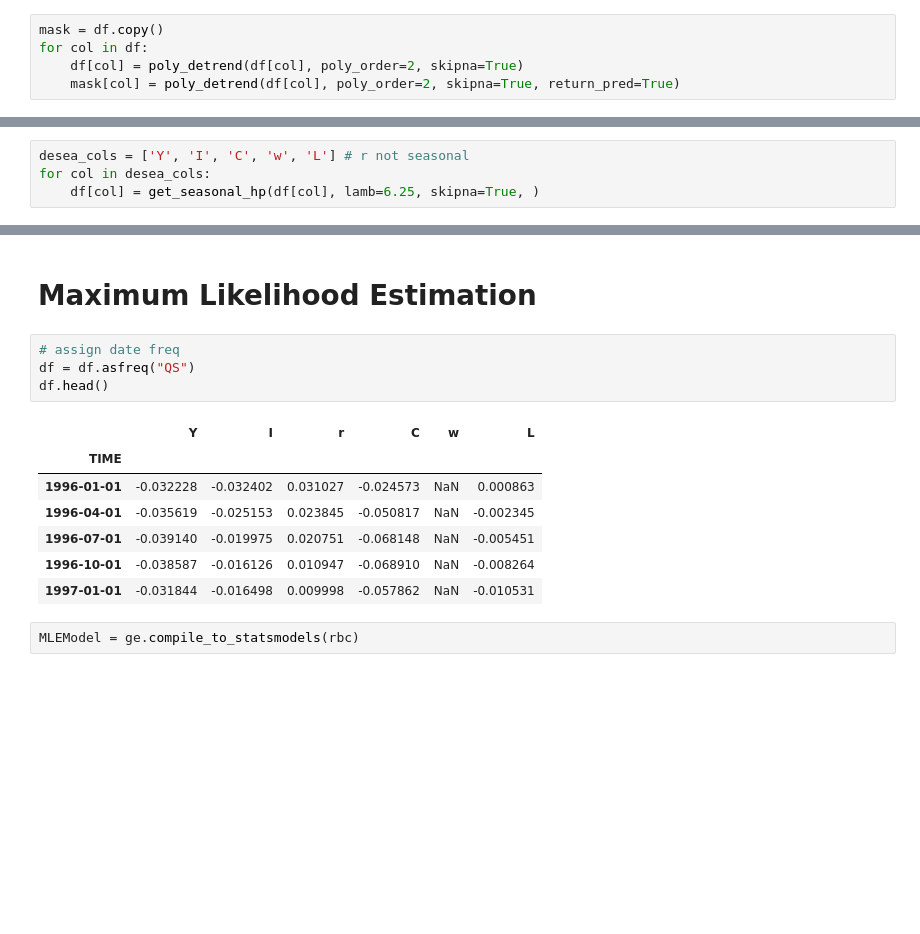
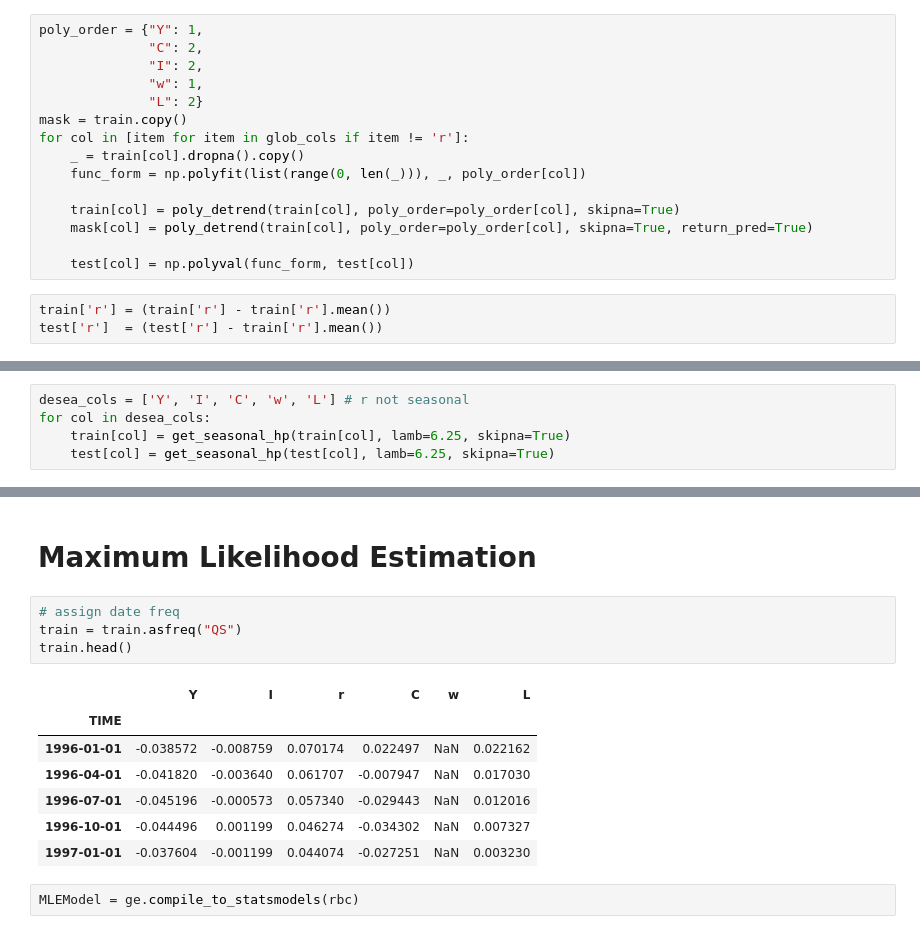
Before and after one commit to lukasgrahl/macro_rbc, a Jupyter notebook: notebooks/Fitting RBC to Italy Data.ipynb, the cells around one changed output, grey strips where cells are left out. Cells and saved outputs as stored; diff of their text form; blank space fills up the shorter version.

```diff
--- a/notebooks/Fitting RBC to Italy Data.ipynb
+++ b/notebooks/Fitting RBC to Italy Data.ipynb
@@ -116,6 +117,19 @@ plt.plot(np.polyval(model, arrx))
 # %%
-mask = df.copy()
-for col in df:
-    df[col] = poly_detrend(df[col], poly_order=2, skipna=True)
-    mask[col] = poly_detrend(df[col], poly_order=2, skipna=True, return_pred=True)
+poly_order = {"Y": 1,
+              "C": 2,
+              "I": 2,
+              "w": 1,
+              "L": 2}
+mask = train.copy()
+for col in [item for item in glob_cols if item != 'r']:
+    _ = train[col].dropna().copy()
+    func_form = np.polyfit(list(range(0, len(_))), _, poly_order[col])
+
+    train[col] = poly_detrend(train[col], poly_order=poly_order[col], skipna=True)
+    mask[col] = poly_detrend(train[col], poly_order=poly_order[col], skipna=True, return_pred=True)
+
+    test[col] = np.polyval(func_form, test[col])
+# %%
+train['r'] = (train['r'] - train['r'].mean())
+test['r']  = (test['r'] - train['r'].mean())
 # %%
@@ -129,4 +138,0 @@ plot_df(mask)
-# %%
-desea_cols = ['Y', 'I', 'C', 'w', 'L'] # r not seasonal
-for col in desea_cols:
-    df[col] = get_seasonal_hp(df[col], lamb=6.25, skipna=True, )
@@ -138,0 +145,5 @@ plot_df(df)
+# %%
+desea_cols = ['Y', 'I', 'C', 'w', 'L'] # r not seasonal
+for col in desea_cols:
+    train[col] = get_seasonal_hp(train[col], lamb=6.25, skipna=True)
+    test[col] = get_seasonal_hp(test[col], lamb=6.25, skipna=True)
@@ -230,16 +279,16 @@ gp.plot_eigenvalues(rbc);
 # Maximum Likelihood Estimation <a class="anchor" id="chapter4"></a>
 # %%
 # assign date freq
-df = df.asfreq("QS")
-df.head()
+train = train.asfreq("QS")
+train.head()
 # %% [output]
 |  | Y | I | r | C | w | L |
 | TIME |  |  |  |  |  |  |
-| 1996-01-01 | -0.032228 | -0.032402 | 0.031027 | -0.024573 | NaN | 0.000863 |
-| 1996-04-01 | -0.035619 | -0.025153 | 0.023845 | -0.050817 | NaN | -0.002345 |
-| 1996-07-01 | -0.039140 | -0.019975 | 0.020751 | -0.068148 | NaN | -0.005451 |
-| 1996-10-01 | -0.038587 | -0.016126 | 0.010947 | -0.068910 | NaN | -0.008264 |
-| 1997-01-01 | -0.031844 | -0.016498 | 0.009998 | -0.057862 | NaN | -0.010531 |
+| 1996-01-01 | -0.038572 | -0.008759 | 0.070174 | 0.022497 | NaN | 0.022162 |
+| 1996-04-01 | -0.041820 | -0.003640 | 0.061707 | -0.007947 | NaN | 0.017030 |
+| 1996-07-01 | -0.045196 | -0.000573 | 0.057340 | -0.029443 | NaN | 0.012016 |
+| 1996-10-01 | -0.044496 | 0.001199 | 0.046274 | -0.034302 | NaN | 0.007327 |
+| 1997-01-01 | -0.037604 | -0.001199 | 0.044074 | -0.027251 | NaN | 0.003230 |
 # %%
 MLEModel = ge.compile_to_statsmodels(rbc)
 # %%
```
Also changed, not shown: parts of 44 cells of this notebook, 2 other files.
